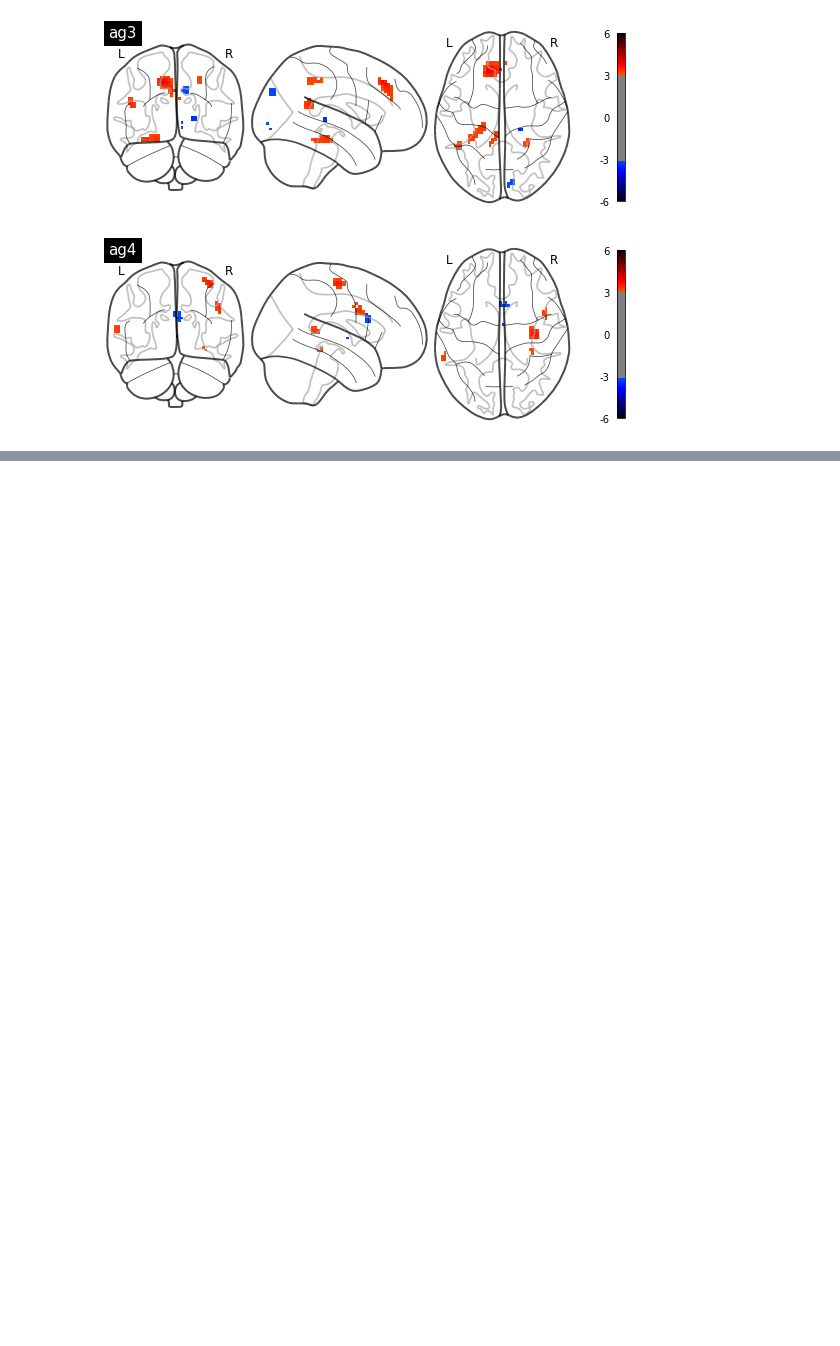
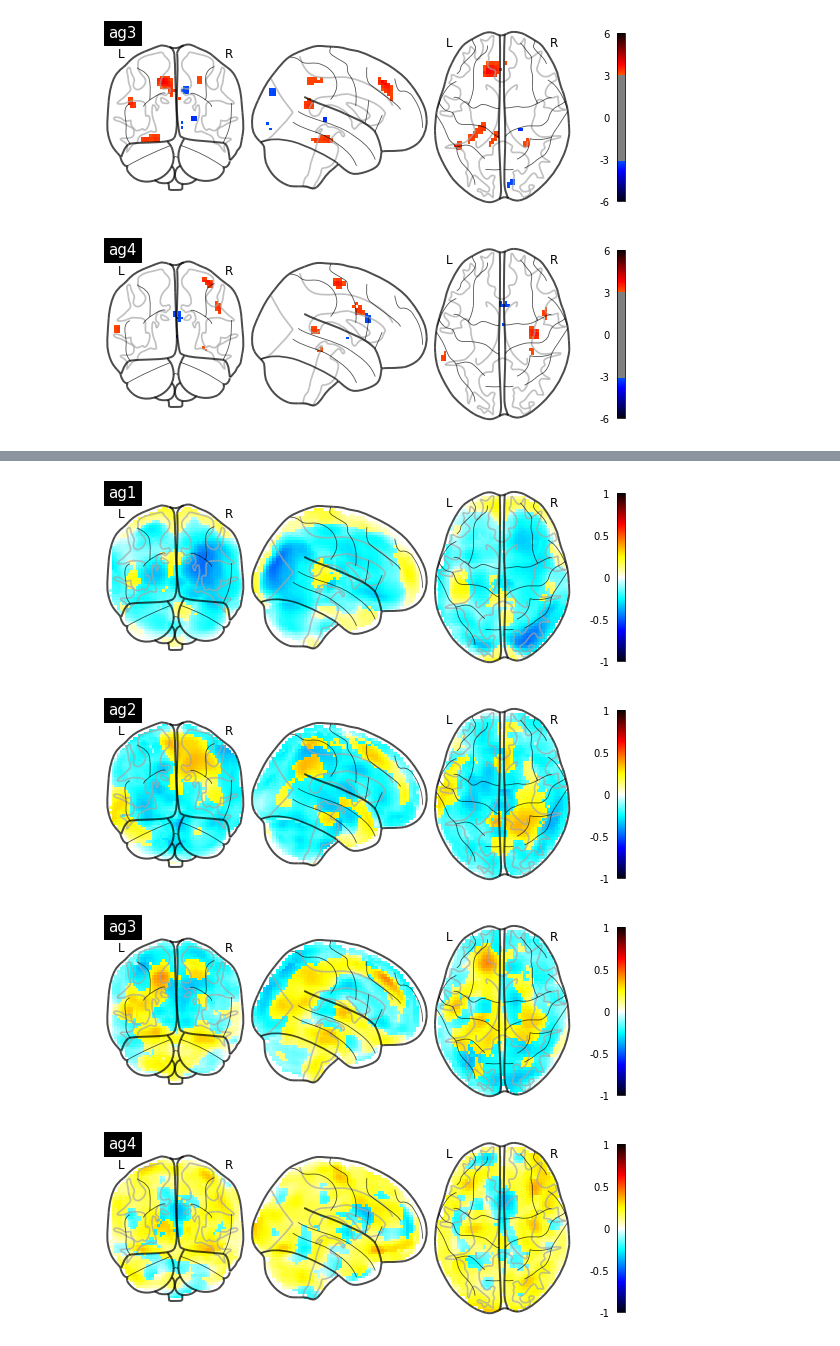
Before and after one commit to Aglinskas/BC-MRI-AE, a Jupyter notebook: Colab Notebooks/00-reviews-age-UMAPs.ipynb, the cells around one changed output, grey strips where cells are left out. Drawn from its saved outputs; the diff is of its cells as text; code cells hidden in the pictures; blank space fills up the shorter version.

```diff
--- a/Colab Notebooks/00-reviews-age-UMAPs.ipynb
+++ b/Colab Notebooks/00-reviews-age-UMAPs.ipynb
@@ -224,3 +224,32 @@ from nilearn.reporting import make_glm_report
 # make_glm_report(model=model_ag4,contrasts=['t_con'],bg_img=bg_img).save_as_html(home+'/test4.html')
 # %%
 #!zip -q -r ~/jacobians/normed_Js_masked.zip ~/jacobians/normed_Js_masked/
+# %%
+pmod = dict()
+groups = ['ag1','ag2','ag3','ag4']
+for group in groups:
+    pmod[group] = dict()
+# %%
+pmod['ag1']['group_subs'] = df_asd['BIDS_ID'].values[ag1]
+pmod['ag1']['embedding_'] = map_ag1.embedding_
+
+pmod['ag2']['group_subs'] = df_asd['BIDS_ID'].values[ag2]
+pmod['ag2']['embedding_'] = map_ag2.embedding_
+
+pmod['ag3']['group_subs'] = df_asd['BIDS_ID'].values[ag3]
+pmod['ag3']['embedding_'] = map_ag3.embedding_
+
+pmod['ag4']['group_subs'] = df_asd['BIDS_ID'].values[ag4]
+pmod['ag4']['embedding_'] = map_ag4.embedding_
+# %%
+%%time
+group_maps = dict()
+for group in groups:
+    group_vec = pmod[group]['embedding_']
+    group_subs = pmod[group]['group_subs']
+    group_js = np.array([Js[key].numpy() for key in group_subs])
+    group_n = group_js.shape[0]
+    group_flat = np.array(group_js).reshape(group_n,-1)
+    group_r = np.array([np.corrcoef(group_flat[:,v],group_vec[:,0])[0,1] for v in tqdm(range(group_flat.shape[1]))])
+    group_r_nii = Js['sub-001'].new_image_like(group_r.reshape((64,64,64)))
+    group_maps[group] = group_r_nii
@@ -226,0 +259,14 @@ from nilearn.reporting import make_glm_report
+# %%
+for group in group_maps.keys():
+    display = plotting.plot_glass_brain(group_maps[group].to_nibabel(),
+                                    threshold=0,
+                                    colorbar=True,
+                                    plot_abs=False,
+                                    title=group,
+                                    vmin= -1,
+                                    vmax= 1)
+# %% [output]
+[figure, added]
+[figure, added]
+[figure, added]
+[figure, added]
```
Also changed, not shown: parts of 1 cell of this notebook.
